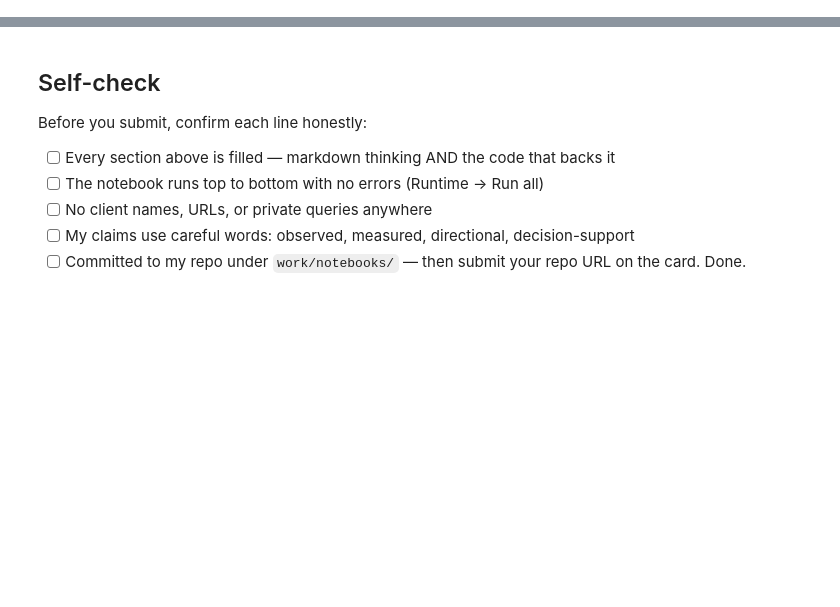
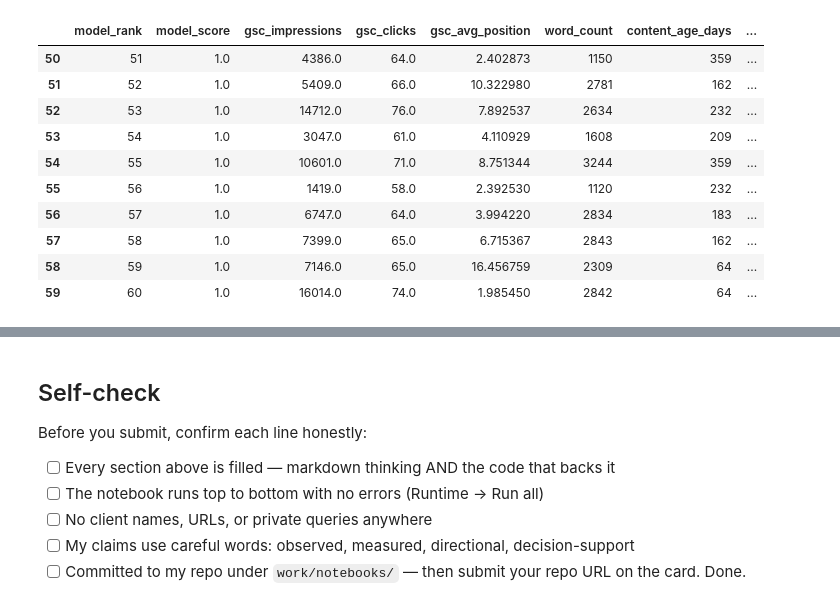
Before and after one commit to Lokeshtiwari723/Proto-ex, a Jupyter notebook: work/notebooks/w05_model.ipynb, the cells around one changed output, grey strips where cells are left out. Saved outputs shown, nothing was run; the diff lists cells and outputs as text; code cells hidden in the pictures; blank space fills up the shorter version.

Commit message:
Complete ML-08 capstone modeling

```diff
--- a/work/notebooks/w05_model.ipynb
+++ b/work/notebooks/w05_model.ipynb
@@ -36,0 +546,87 @@ This skeleton is yours to fill. Work the sections **in order** — each one has
+# %%
+# This cell is for CODE (numbers, a query, a check).
+# Write your text answer in the cell ABOVE this one — typing sentences here breaks Run All.
+# Inspect errors in the model's Top-50 ranking
+
+model_ranked = (
+    test_eval
+    .sort_values(
+        "model_score",
+        ascending=False
+    )
+    .reset_index(drop=True)
+)
+
+model_ranked["model_rank"] = (
+    np.arange(1, len(model_ranked) + 1)
+)
+
+top50 = model_ranked.head(50).copy()
+
+top50_false_positives = (
+    top50[top50["label"] == 0].copy()
+)
+
+missed_positives = (
+    model_ranked[
+        (model_ranked["model_rank"] > 50)
+        & (model_ranked["label"] == 1)
+    ]
+    .head(10)
+    .copy()
+)
+
+print(
+    "Top-50 correct positives:",
+    int((top50["label"] == 1).sum())
+)
+
+print(
+    "Top-50 false positives:",
+    int((top50["label"] == 0).sum())
+)
+
+print(
+    "Positive pages outside Top 50:",
+    int(
+        (
+            (model_ranked["model_rank"] > 50)
+            & (model_ranked["label"] == 1)
+        ).sum()
+    )
+)
+
+print("\nExample Top-50 false positives:")
+
+display(
+    top50_false_positives[
+        [
+            "model_rank",
+            "model_score",
+            "gsc_impressions",
+            "gsc_clicks",
+            "gsc_avg_position",
+            "word_count",
+            "content_age_days",
+            "label"
+        ]
+    ].head(10)
+)
+
+print("\nExample positive pages missed by Top 50:")
+
+display(
+    missed_positives[
+        [
+            "model_rank",
+            "model_score",
+            "gsc_impressions",
+            "gsc_clicks",
+            "gsc_avg_position",
+            "word_count",
+            "content_age_days",
+            "label"
+        ]
+    ]
+)
+# %% [output]
@@ -36,0 +640,11 @@ This skeleton is yours to fill. Work the sections **in order** — each one has
+|  | model_rank | model_score | gsc_impressions | gsc_clicks | gsc_avg_position | word_count | content_age_days | ... |
+| 50 | 51 | 1.0 | 4386.0 | 64.0 | 2.402873 | 1150 | 359 | ... |
+| 51 | 52 | 1.0 | 5409.0 | 66.0 | 10.322980 | 2781 | 162 | ... |
+| 52 | 53 | 1.0 | 14712.0 | 76.0 | 7.892537 | 2634 | 232 | ... |
+| 53 | 54 | 1.0 | 3047.0 | 61.0 | 4.110929 | 1608 | 209 | ... |
+| 54 | 55 | 1.0 | 10601.0 | 71.0 | 8.751344 | 3244 | 359 | ... |
+| 55 | 56 | 1.0 | 1419.0 | 58.0 | 2.392530 | 1120 | 232 | ... |
+| 56 | 57 | 1.0 | 6747.0 | 64.0 | 3.994220 | 2834 | 183 | ... |
+| 57 | 58 | 1.0 | 7399.0 | 65.0 | 6.715367 | 2843 | 162 | ... |
+| 58 | 59 | 1.0 | 7146.0 | 65.0 | 16.456759 | 2309 | 64 | ... |
+| 59 | 60 | 1.0 | 16014.0 | 74.0 | 1.985450 | 2842 | 64 | ... |
```
Also changed, not shown: parts of 26 cells of this notebook.
